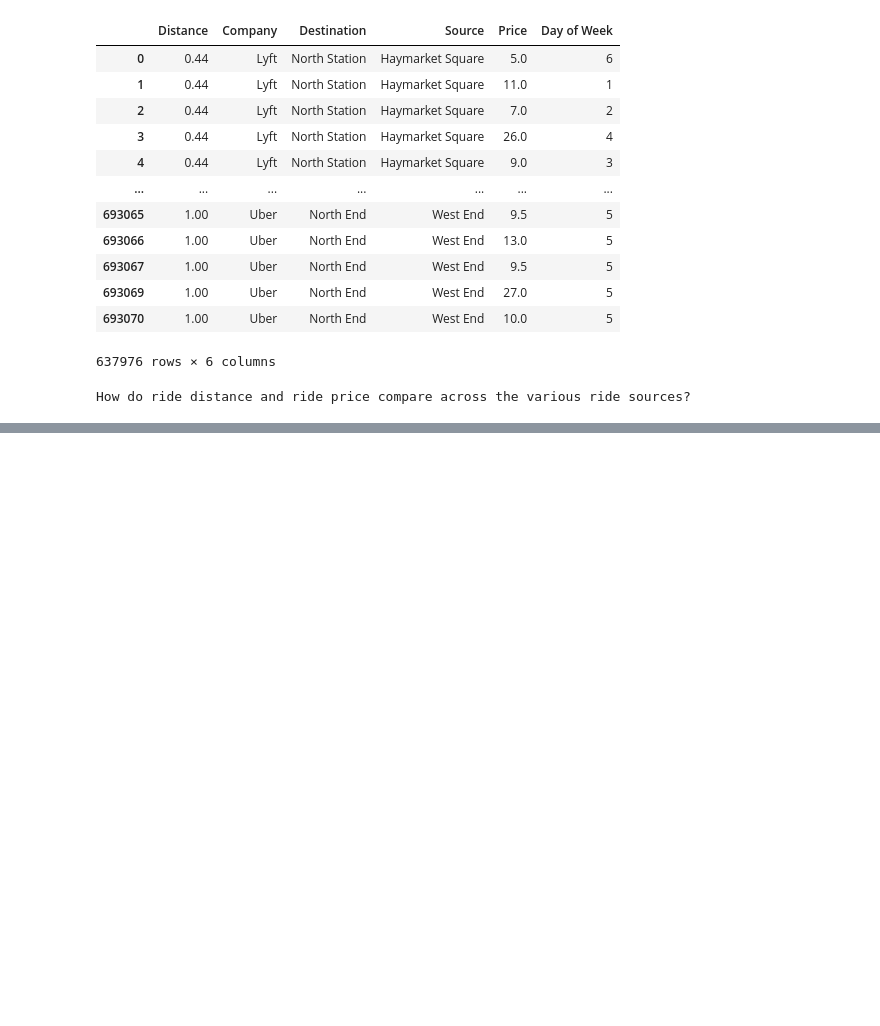
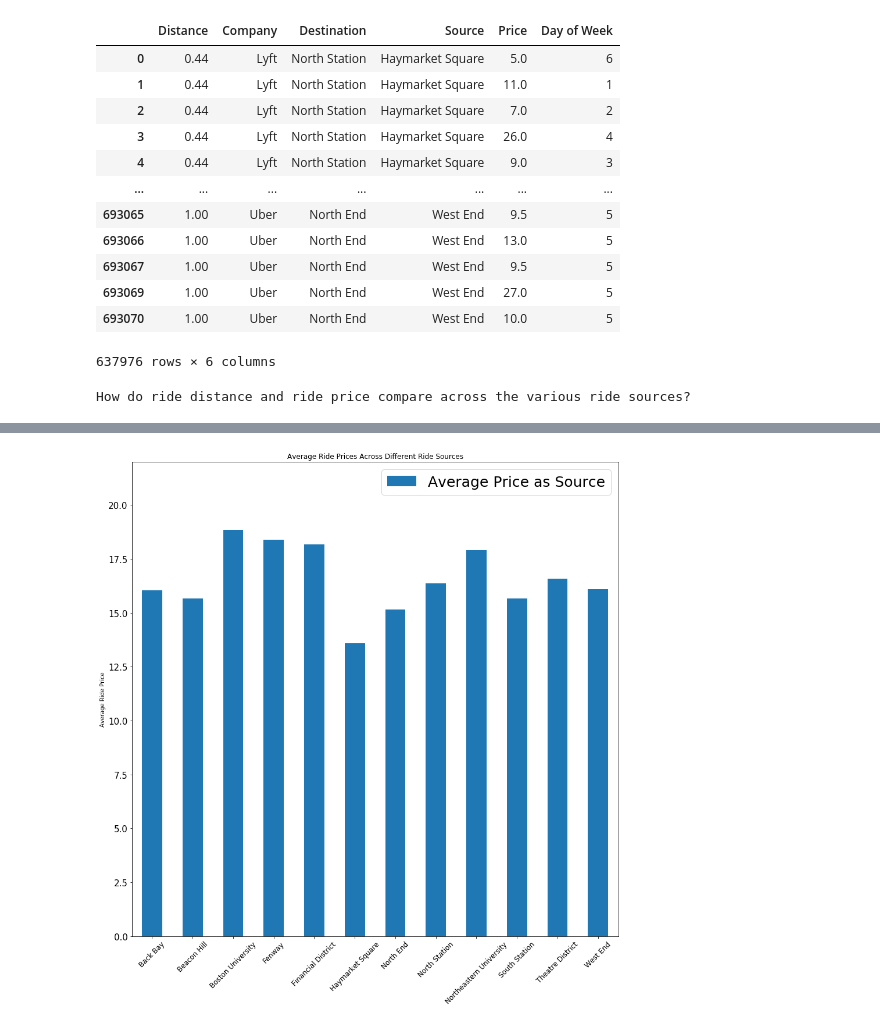
Before and after one commit to blhawkins/theBostonLagers, a Jupyter notebook: Benji's Analysis.ipynb, the cells around one changed output, grey strips where cells are left out. Drawn from its saved outputs; the diff is of its cells as text; code cells hidden in the pictures; blank space fills up the shorter version.

```diff
--- a/Benji's Analysis.ipynb
+++ b/Benji's Analysis.ipynb
@@ -110,0 +126,20 @@ plt.xlim(-.5, len(count_as_source_series)-.5)
+# %%
+#Pull the relevent data into a dataframe
+price_as_source_series = pd.DataFrame(grouped_location_summary['Average Price as Source'])
+
+#Create a bar graph showing the average ride price of rides originating from each each source
+price_as_source_series.plot(kind = 'bar', figsize = (15,15))
+
+#Format the bar graph
+plt.title("Average Ride Prices Across Different Ride Sources")
+plt.ylabel('Average Ride Price')
+plt.xlim(-.5, len(price_as_source_series)-.5)
+plt.ylim(0, 22)
+plt.legend(prop={'size': 25})
+plt.xticks(rotation=45, size=12)
+plt.yticks(size=15)
+
+#Save the figure
+plt.savefig('Figures/price_as_source.png')
+# %% [output]
+[figure, added]
```
Also changed, not shown: parts of 8 cells of this notebook, 7 other files.
